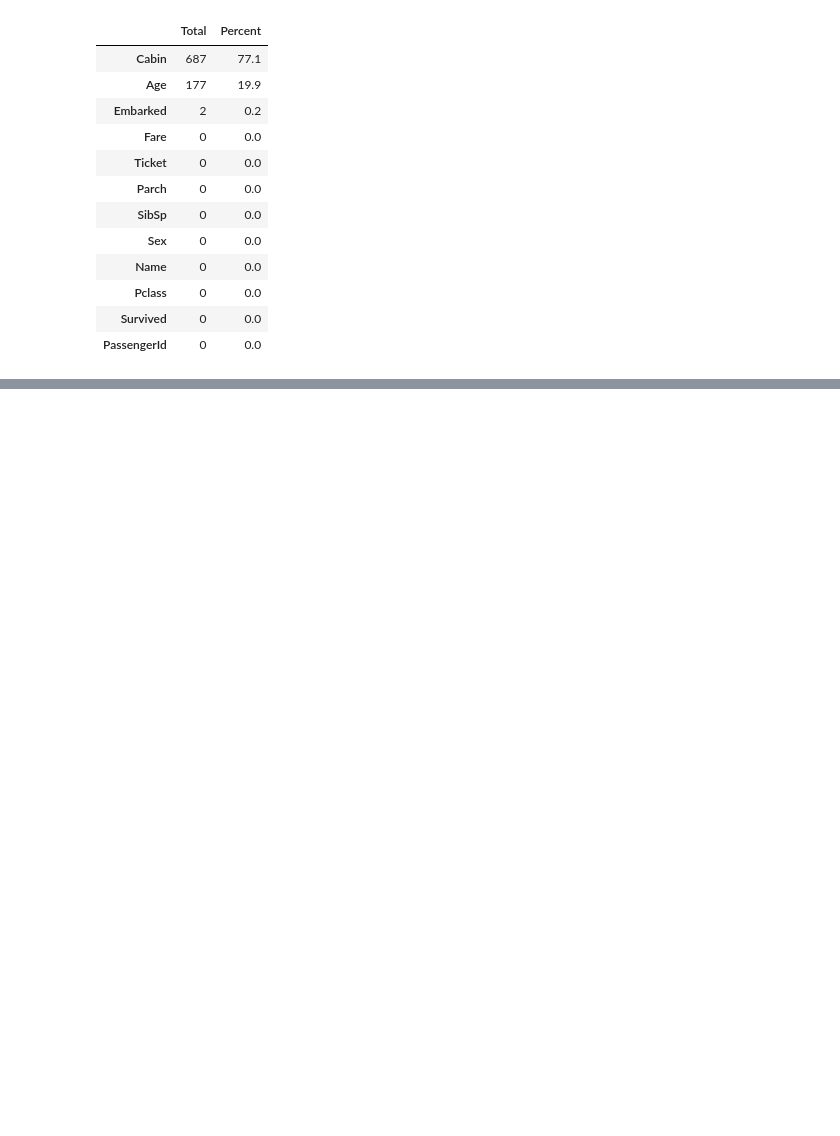
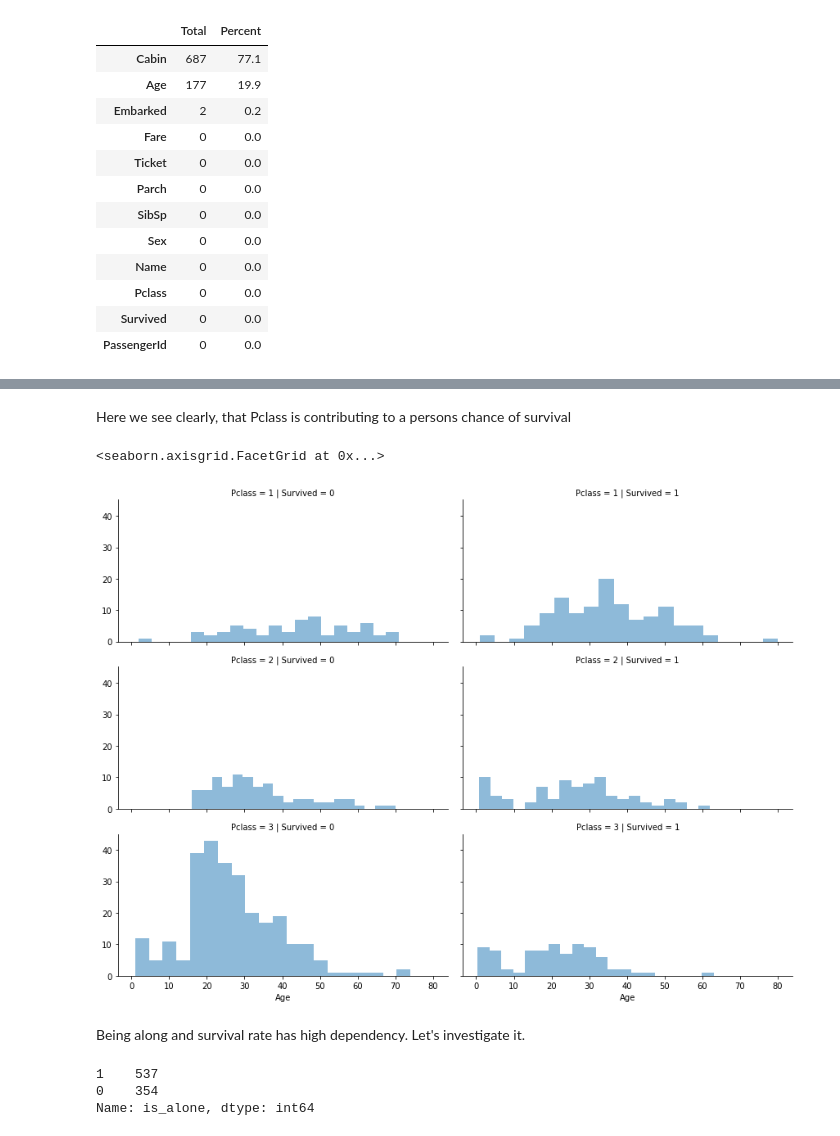
Before and after one commit to DineshDevPandey/Titanic-Machine-Learning-from-Disaster, a Jupyter notebook: titanic.ipynb, the cells around one changed output, grey strips where cells are left out. Saved outputs shown, nothing was run; the diff lists cells and outputs as text; code cells hidden in the pictures; blank space fills up the shorter version.

```diff
--- a/titanic.ipynb
+++ b/titanic.ipynb
@@ -103,0 +134,11 @@ Index(['PassengerId', 'Survived', 'Pclass', 'Name', 'Sex', 'Age', 'SibSp',
+# %% [markdown]
+Here we see clearly, that Pclass is contributing to a persons chance of survival
+# %%
+grid = sns.FacetGrid(train_df, col='Survived', row='Pclass', size=3, aspect=2)
+grid.map(plt.hist, 'Age', alpha=0.5, bins=20)
+grid.add_legend()
+# %% [output]
+<seaborn.axisgrid.FacetGrid at 0x...>
+[figure, added]
+# %% [markdown]
+Being along and survival rate has high dependency. Let's investigate it.
@@ -103,0 +152,6 @@ Index(['PassengerId', 'Survived', 'Pclass', 'Name', 'Sex', 'Age', 'SibSp',
+# %%
+train_df.is_alone.value_counts()
+# %% [output]
+1    537
+0    354
+Name: is_alone, dtype: int64
```
Also changed, not shown: parts of 13 cells of this notebook.
